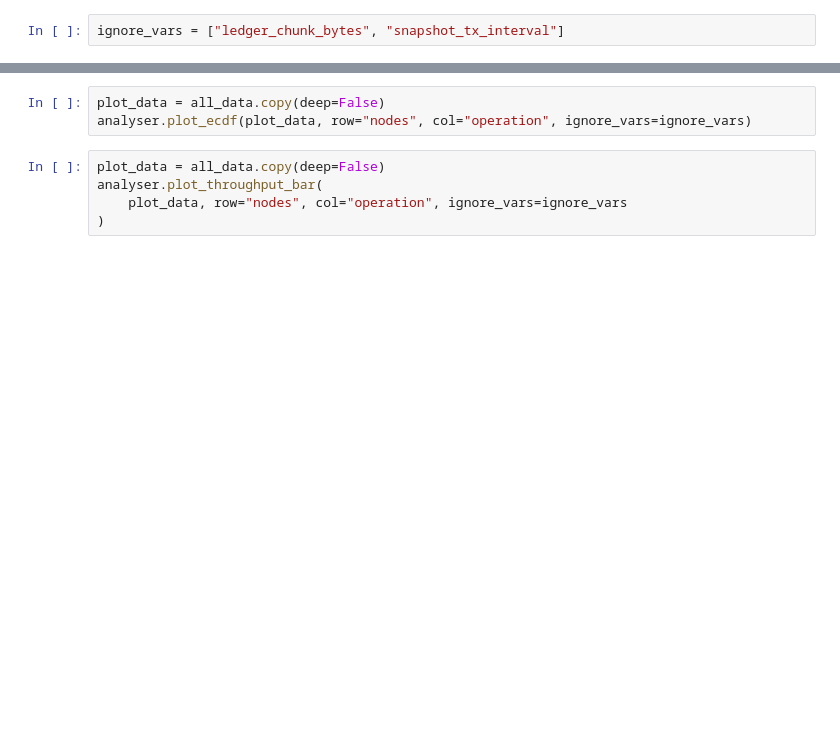
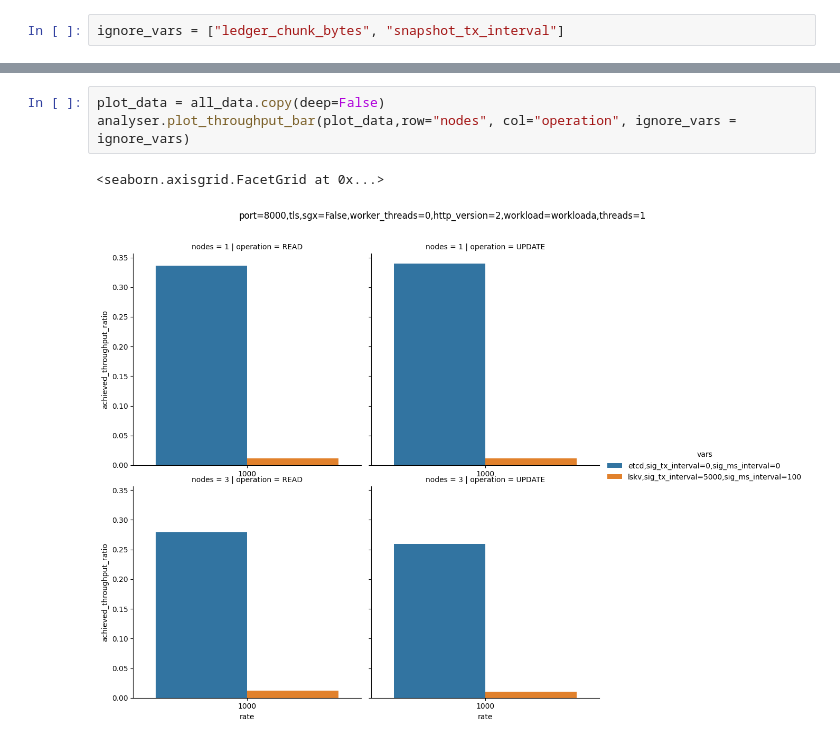
Before and after one commit to microsoft/LSKV, a Jupyter notebook: benchmark/ycsb-analysis.ipynb, the cells around one changed output, grey strips where cells are left out. Drawn from its saved outputs; the diff is of its cells as text; blank space fills up the shorter version.

```diff
--- a/benchmark/ycsb-analysis.ipynb
+++ b/benchmark/ycsb-analysis.ipynb
@@ -15,8 +44,6 @@ analyser.plot_scatter(plot_data, row="nodes", col="operation", ignore_vars=ignor
 # %%
 plot_data = all_data.copy(deep=False)
-analyser.plot_ecdf(plot_data, row="nodes", col="operation", ignore_vars=ignore_vars)
+analyser.plot_throughput_bar(plot_data,row="nodes", col="operation", ignore_vars = ignore_vars)
+# %% [output]
+<seaborn.axisgrid.FacetGrid at 0x...>
+[figure, added]
-# %%
-plot_data = all_data.copy(deep=False)
-analyser.plot_throughput_bar(
-    plot_data, row="nodes", col="operation", ignore_vars=ignore_vars
-)
```
Also changed, not shown: parts of 3 cells of this notebook, 2 other files.
